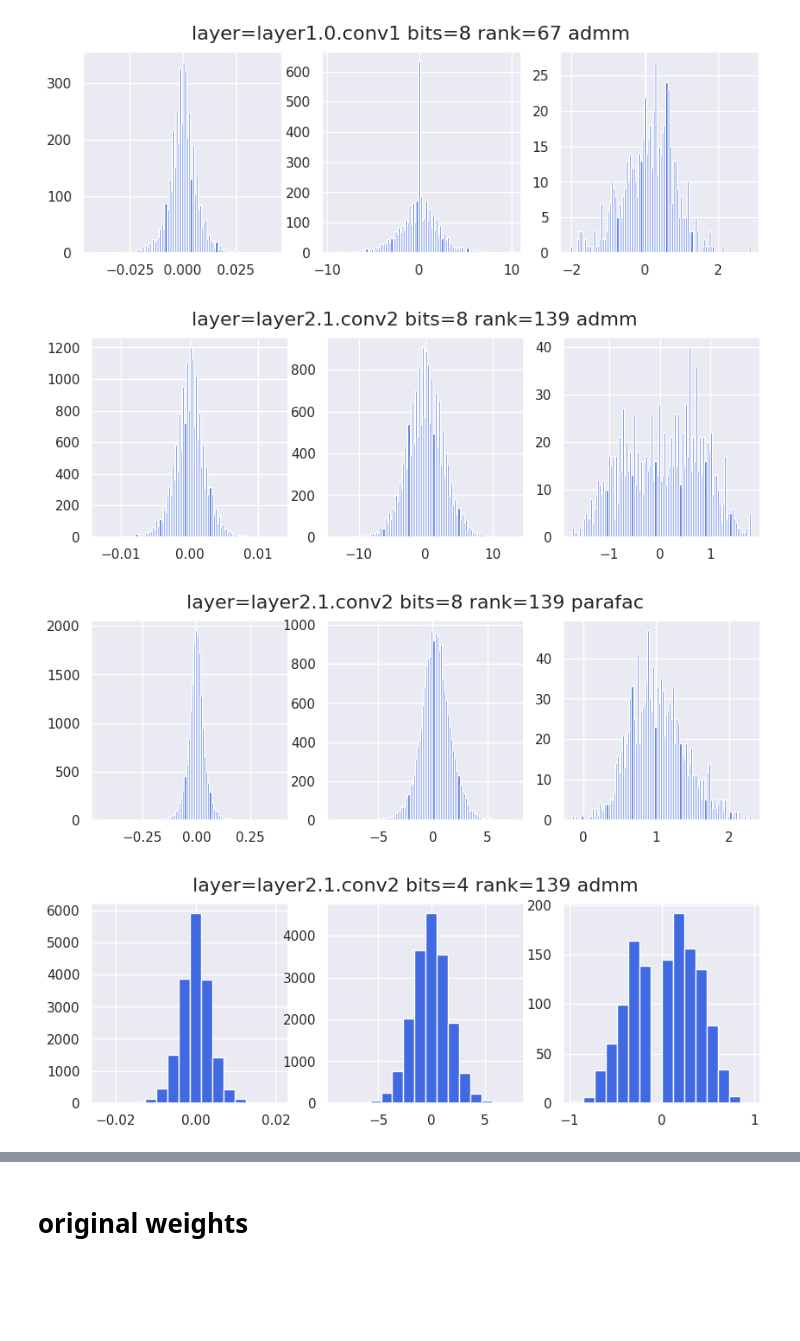
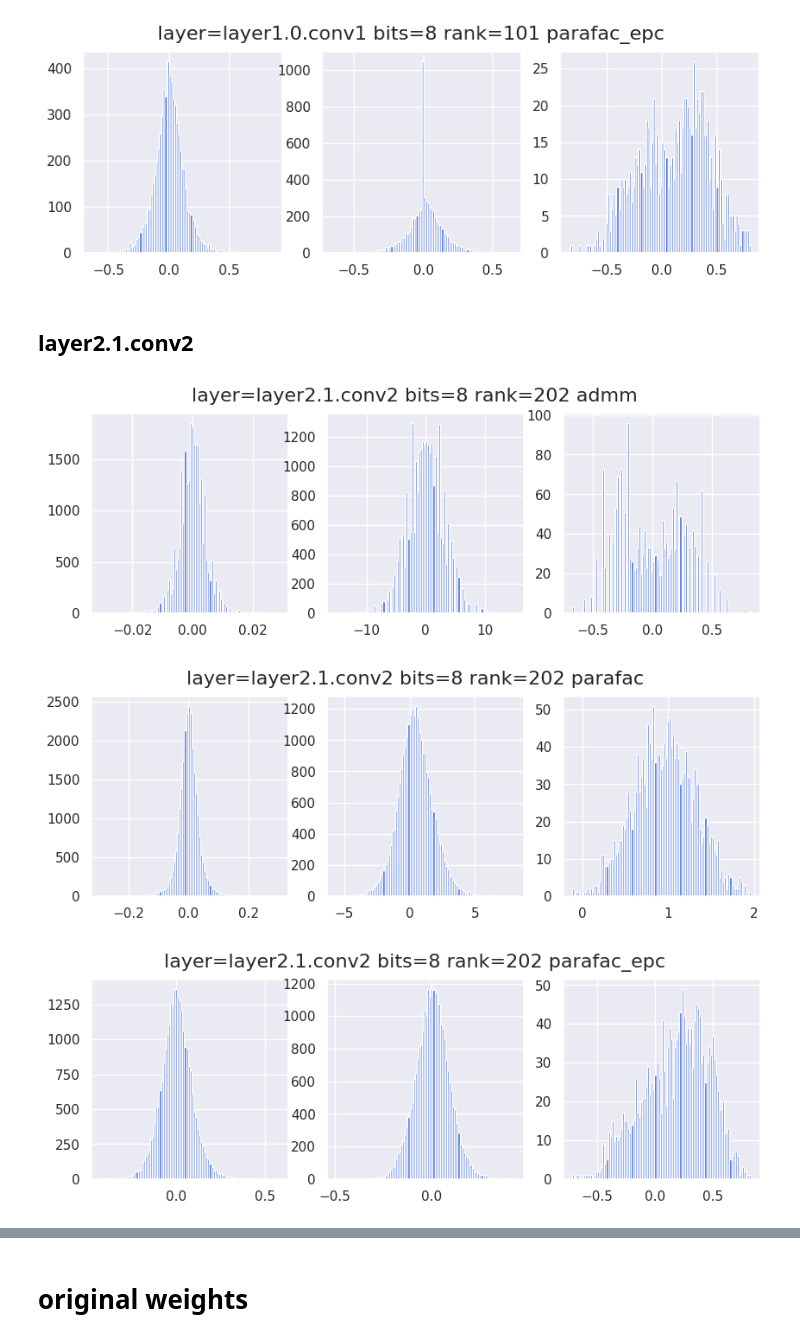
Before and after one commit to KamikaziZen/admm-quantization, a Jupyter notebook: notebooks/WeightFactorHistograms.ipynb, the cells around one changed output, grey strips where cells are left out. Drawn from its saved outputs; the diff is of its cells as text; code cells hidden in the pictures; blank space fills up the shorter version.

Commit message:
refactor to scripts, parafac_epc, parafac_epc hists, admm with parafac and parafac_epc init

```diff
--- a/notebooks/WeightFactorHistograms.ipynb
+++ b/notebooks/WeightFactorHistograms.ipynb
@@ -24,11 +24,12 @@ def get_layer_by_name(model, mname):
 # %%
-def hist_factors(bits, lname, method, rank, seed=42):
+def hist_factors(bits, lname, method, qscheme, rank, seed=42):
+    dname = f'../{bits}bit_{qscheme}/factors_{method}_seed{seed}/'
     factors = [
-      torch.load(f'../../{bits}bit_symmetric/factors_{method}_seed{seed}/{lname}_{method}_random_rank_{rank}_mode_0.pt',
+      torch.load(dname+f'{lname}_{method}_random_rank_{rank}_mode_0.pt',
                  map_location='cpu'),
-      torch.load(f'../../{bits}bit_symmetric/factors_{method}_seed{seed}/{lname}_{method}_random_rank_{rank}_mode_1.pt',
+      torch.load(dname+f'{lname}_{method}_random_rank_{rank}_mode_1.pt',
                  map_location='cpu'),
-      torch.load(f'../../{bits}bit_symmetric/factors_{method}_seed{seed}/{lname}_{method}_random_rank_{rank}_mode_2.pt',
+      torch.load(dname+f'{lname}_{method}_random_rank_{rank}_mode_2.pt',
                  map_location='cpu'),
     ]
 
@@ -59,16 +63,18 @@ hist_factors(bits=4, lname='layer1.0.conv1', method='parafac', rank=134)
 # %%
-hist_factors(bits=8, lname='layer1.0.conv1', method='admm', rank=67)
+hist_factors(bits=8, lname='layer1.0.conv1', method='parafac_epc', qscheme='tensor_affine', rank=101)
 # %% [output]
-[figure, old version]
+[figure, new version]
+# %% [markdown]
+## layer2.1.conv2
 # %%
-hist_factors(bits=8, lname='layer2.1.conv2', method='admm', rank=139)
+hist_factors(bits=8, lname='layer2.1.conv2', method='admm', qscheme='tensor_log', rank=202)
 # %% [output]
-[figure, old version]
+[figure, new version]
 # %%
-hist_factors(bits=8, lname='layer2.1.conv2', method='parafac', rank=139)
+hist_factors(bits=8, lname='layer2.1.conv2', method='parafac', qscheme='tensor_affine', rank=202)
 # %% [output]
-[figure, old version]
+[figure, new version]
 # %%
-hist_factors(bits=4, lname='layer2.1.conv2', method='admm', rank=139)
+hist_factors(bits=8, lname='layer2.1.conv2', method='parafac_epc', qscheme='tensor_affine', rank=202)
 # %% [output]
-[figure, old version]
+[figure, new version]
```
Also changed, not shown: parts of 14 cells of this notebook, 16 other files.
